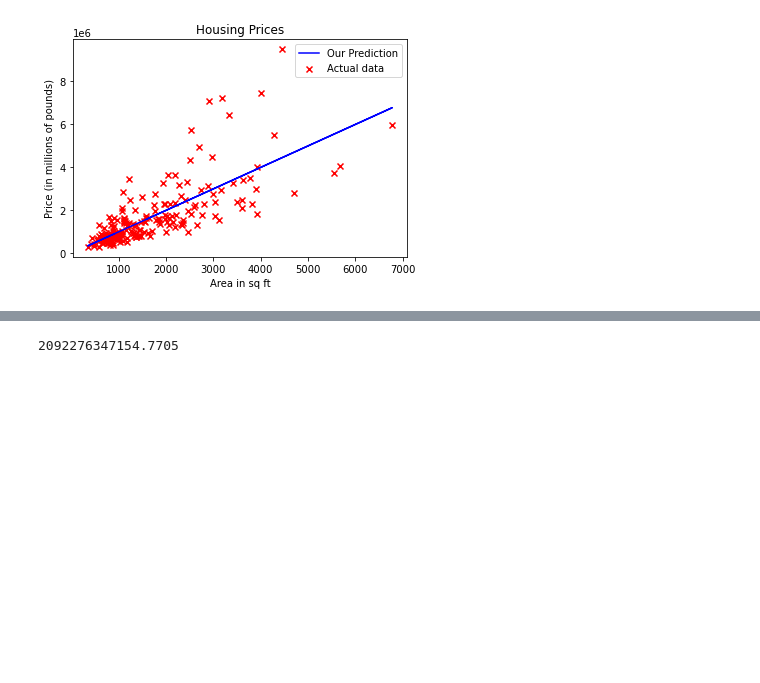
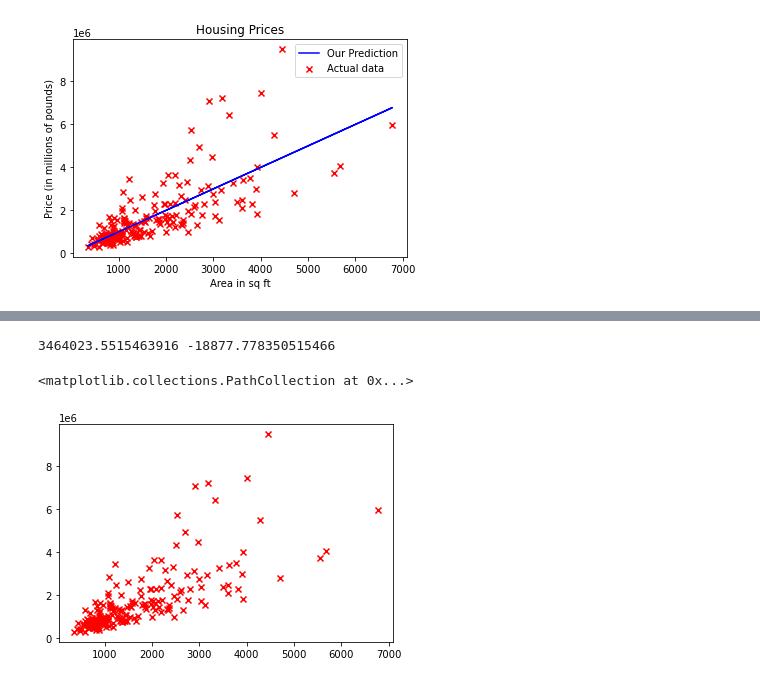
Before and after one commit to ElPatatone/Linear_Regression, a Jupyter notebook: Simple-linear-regression.ipynb, the cells around one changed output, grey strips where cells are left out. Cells and saved outputs as stored; diff of their text form; code cells hidden in the pictures; blank space fills up the shorter version.

Commit message:
feat: working on the gradient descent function

```diff
--- a/Simple-linear-regression.ipynb
+++ b/Simple-linear-regression.ipynb
@@ -131,4 +135,27 @@ f = compute_cost(df1['Area in sq ft'], df1['Price'], w, b)
 # %%
-print(f)
+def gradient_descent(data, w, b, L):
+    # Number of training examples
+    m = df1.shape[0]
+
+    #initlialising the derivatives for w and b
+    dj_dw = 0
+    dj_db = 0
+
+    for i in range(m):
+
+        x = df1.iloc[i]['Area in sq ft']
+        y = df1.iloc[i]['Price']
+
+        y_pred = w * x + b
+        dj_dw += (y_pred - y) * x
+        dj_db += y_pred - y
+
+    dj_dw = dj_dw / m
+    dj_db = dj_db / m
+
+    for i in range(epochs):
+    if i % 50 == 0:
+        print(f"Epochs: {i}")
+    w, b = gradient_descent(df1, w, b, dj_dw, dj_db, L)
+
+    return dj_dw, dj_db
-# %% [output]
-2092276347154.7705
@@ -134,0 +166,4 @@ print(f)
+# %%
+print(dj_dw, dj_db)
+# %% [output]
+3464023.5515463916 -18877.778350515466
@@ -134,0 +176,8 @@ print(f)
+# %%
+# Plot the data points
+plt.scatter(df1['Area in sq ft'], df1.Price, marker='x', color='red', label='Actual data')
+# Plot our model prediction
+#plt.plot(df1['Area in sq ft'], [w * x + b for x in df1['Area in sq ft']], c='b',label='Our Prediction')
+# %% [output]
+<matplotlib.collections.PathCollection at 0x...>
+[figure, added]
```
Also changed, not shown: parts of 6 cells of this notebook.
